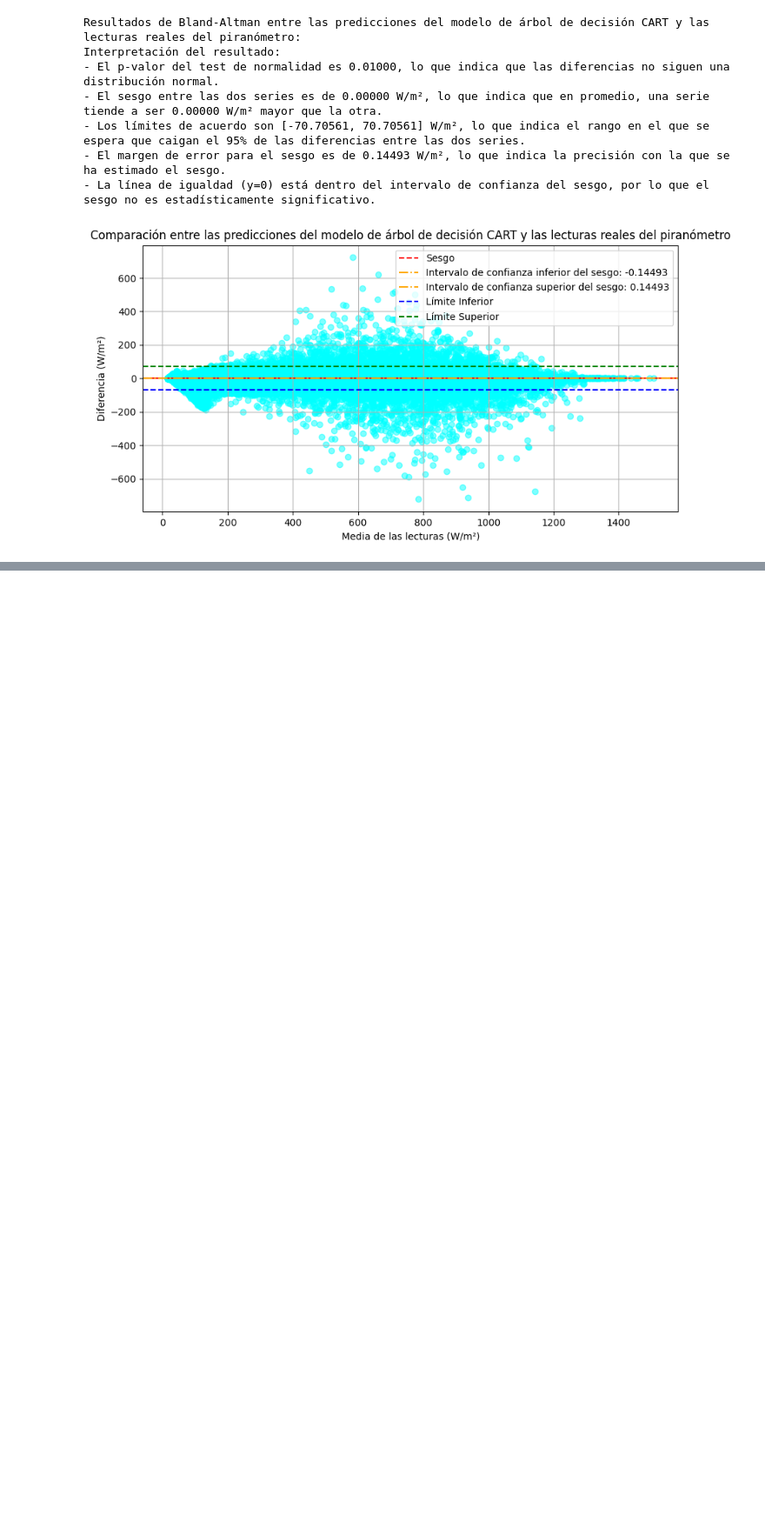
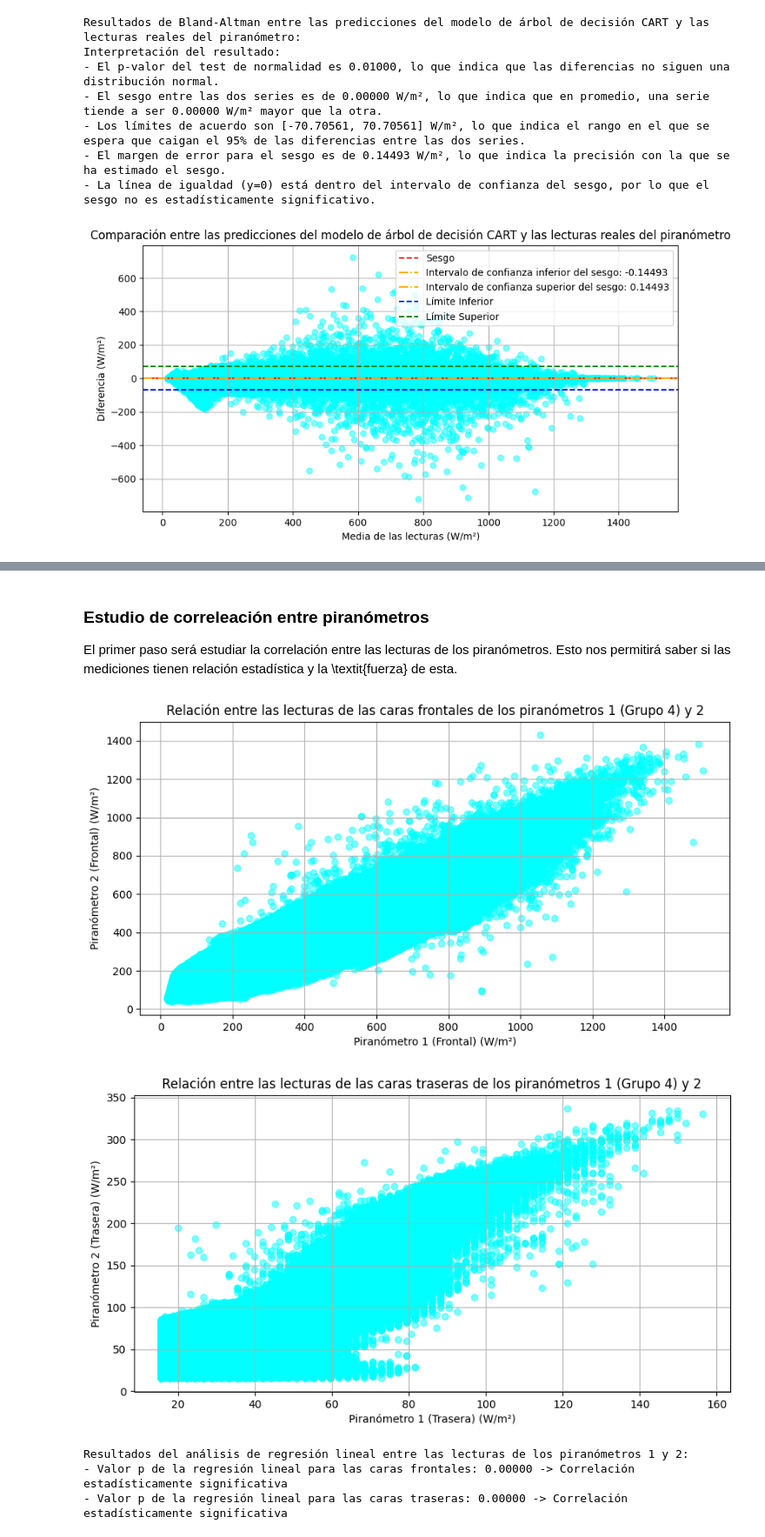
Before and after one commit to jcv00036/extracurriculares_simidat_scripts, a Jupyter notebook: cuadernos/estudio_variables.ipynb, the cells around one changed output, grey strips where cells are left out. Shown at 87% size. Drawn from its saved outputs; the diff is of its cells as text; code cells hidden in the pictures; blank space fills up the shorter version.

Commit message:
Estudio reg. lineal múltiple de PIR 1 con PIR 2 y MOD SENSOR 4

```diff
--- a/cuadernos/estudio_variables.ipynb
+++ b/cuadernos/estudio_variables.ipynb
@@ -358,0 +364,39 @@ Interpretación del resultado:
+# %% [markdown]
+### Estudio de correleación entre piranómetros
+
+El primer paso será estudiar la correlación entre las lecturas de los piranómetros. Esto nos permitirá saber si las mediciones tienen relación estadística y la \textit{fuerza} de esta.
+# %%
+df = dataframe()
+
+# Elimino las filas con valores nulos en los piranómetros de grupo y horizontal; y el módulo sensor (grupo 4)
+df = df.dropna(subset=['PIR F1', 'PIR R1', 'PIR F2', 'PIR R2', 'MOD SENSOR G4'], how='any')
+
+# Visualizo la lectura del piranómetro de grupo y la del piranómetro horizontal enfrentadas
+mostrar_scatter_plot(df['PIR F1'],
+                     df['PIR F2'],
+                     'Relación entre las lecturas de las caras frontales de los piranómetros 1 (Grupo 4) y 2',
+                     'Piranómetro 1 (Frontal)',
+                     'Piranómetro 2 (Frontal)',
+                     'W/m²',
+                     'W/m²')
+mostrar_scatter_plot(df['PIR R1'],
+                     df['PIR R2'],
+                     'Relación entre las lecturas de las caras traseras de los piranómetros 1 (Grupo 4) y 2',
+                     'Piranómetro 1 (Trasera)',
+                     'Piranómetro 2 (Trasera)',
+                     'W/m²',
+                     'W/m²')
+
+# Para estudiar la correlación, hago un análisis de regresión lineal
+p_valor_frontal = linregress(df['PIR F1'], df['PIR F2'])[3]
+p_valor_trasera = linregress(df['PIR R1'], df['PIR R2'])[3]
+
+print("Resultados del análisis de regresión lineal entre las lecturas de los piranómetros 1 y 2:")
+print(f"- Valor p de la regresión lineal para las caras frontales: {p_valor_frontal:.5f} -> {'Correlación estadísticamente significativa' if p_valor_frontal < 0.05 else 'Correlación no estadísticamente significativa'}")
+print(f"- Valor p de la regresión lineal para las caras traseras: {p_valor_trasera:.5f} -> {'Correlación estadísticamente significativa' if p_valor_trasera < 0.05 else 'Correlación no estadísticamente significativa'}")
+# %% [output]
+[figure, added]
+[figure, added]
+Resultados del análisis de regresión lineal entre las lecturas de los piranómetros 1 y 2:
+- Valor p de la regresión lineal para las caras frontales: 0.00000 -> Correlación estadísticamente significativa
+- Valor p de la regresión lineal para las caras traseras: 0.00000 -> Correlación estadísticamente significativa
```
Also changed, not shown: parts of 7 cells of this notebook, 2 other files.
